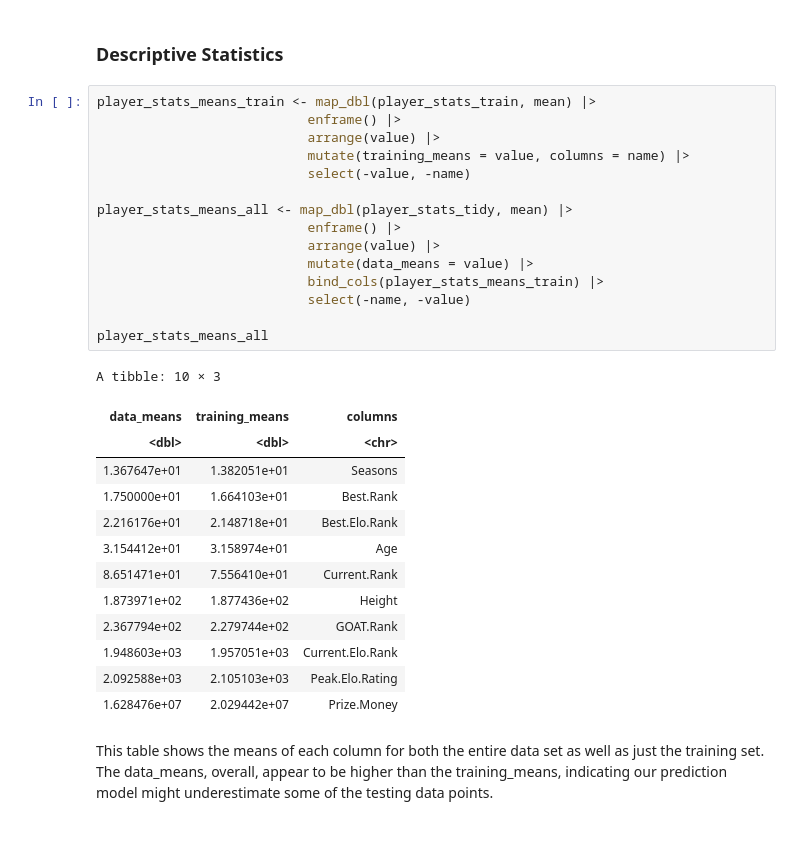
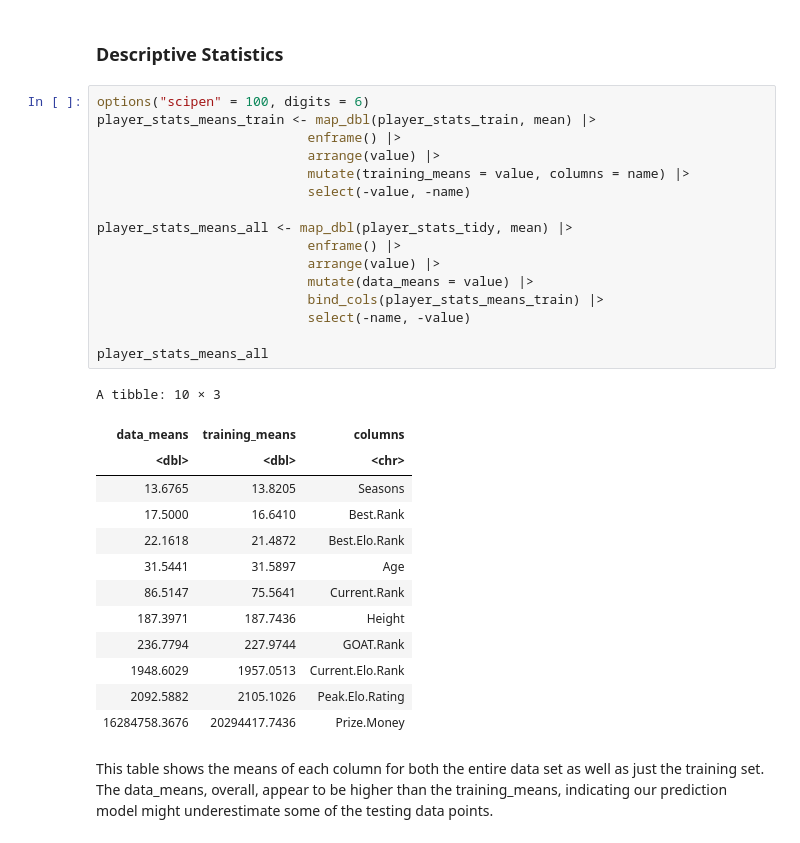
Before and after one commit to harmonyam/dsci100_project, a Jupyter notebook: project_final_draft.ipynb, the cells around one changed output. Cells and saved outputs as stored; diff of their text form.

Commit message:
updated table scientific notation

```diff
--- a/project_final_draft.ipynb
+++ b/project_final_draft.ipynb
@@ -115,34 +115,35 @@ This table represents the training data we will use for our prediction model. It
 # %% [markdown]
 ### Descriptive Statistics
 # %%
+options("scipen" = 100, digits = 6)
 player_stats_means_train <- map_dbl(player_stats_train, mean) |>
                            enframe() |>
                            arrange(value) |>
                            mutate(training_means = value, columns = name) |>
                            select(-value, -name)
 
 player_stats_means_all <- map_dbl(player_stats_tidy, mean) |>
                            enframe() |>
                            arrange(value) |>
                            mutate(data_means = value) |>
                            bind_cols(player_stats_means_train) |>
                            select(-name, -value)
 
 player_stats_means_all
 # %% [output]
 A tibble: 10 × 3
 | data_means | training_means | columns |
 | <dbl> | <dbl> | <chr> |
-| 1.367647e+01 | 1.382051e+01 | Seasons |
-| 1.750000e+01 | 1.664103e+01 | Best.Rank |
-| 2.216176e+01 | 2.148718e+01 | Best.Elo.Rank |
-| 3.154412e+01 | 3.158974e+01 | Age |
-| 8.651471e+01 | 7.556410e+01 | Current.Rank |
-| 1.873971e+02 | 1.877436e+02 | Height |
-| 2.367794e+02 | 2.279744e+02 | GOAT.Rank |
-| 1.948603e+03 | 1.957051e+03 | Current.Elo.Rank |
-| 2.092588e+03 | 2.105103e+03 | Peak.Elo.Rating |
-| 1.628476e+07 | 2.029442e+07 | Prize.Money |
+| 13.6765 | 13.8205 | Seasons |
+| 17.5000 | 16.6410 | Best.Rank |
+| 22.1618 | 21.4872 | Best.Elo.Rank |
+| 31.5441 | 31.5897 | Age |
+| 86.5147 | 75.5641 | Current.Rank |
+| 187.3971 | 187.7436 | Height |
+| 236.7794 | 227.9744 | GOAT.Rank |
+| 1948.6029 | 1957.0513 | Current.Elo.Rank |
+| 2092.5882 | 2105.1026 | Peak.Elo.Rating |
+| 16284758.3676 | 20294417.7436 | Prize.Money |
 # %% [markdown]
 This table shows the means of each column for both the entire data set as well as just the training set. The data_means, overall, appear to be higher than the training_means, indicating our prediction model might underestimate some of the testing data points.
 # %%
```
Also changed, not shown: parts of 2 cells of this notebook.
